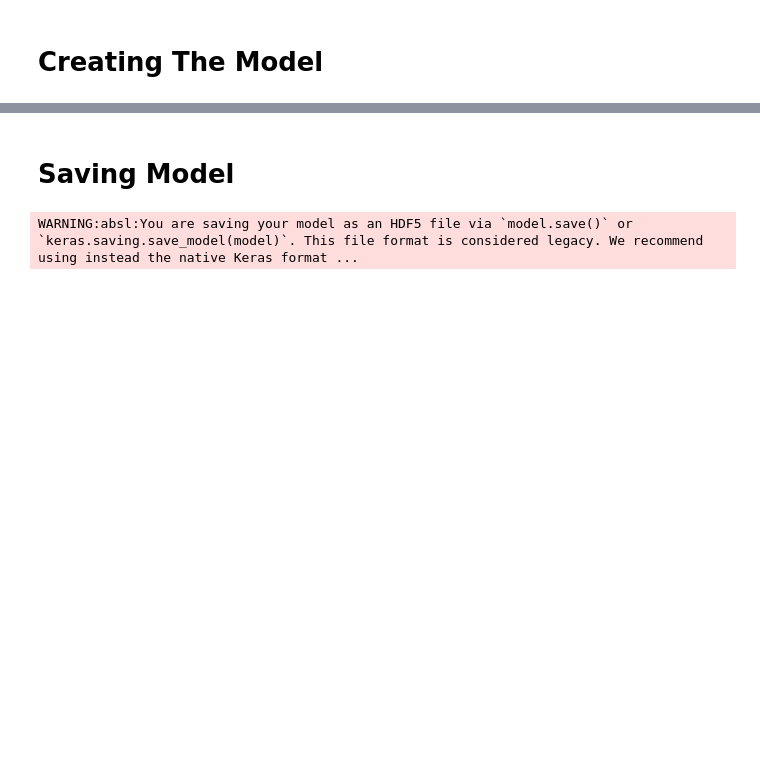
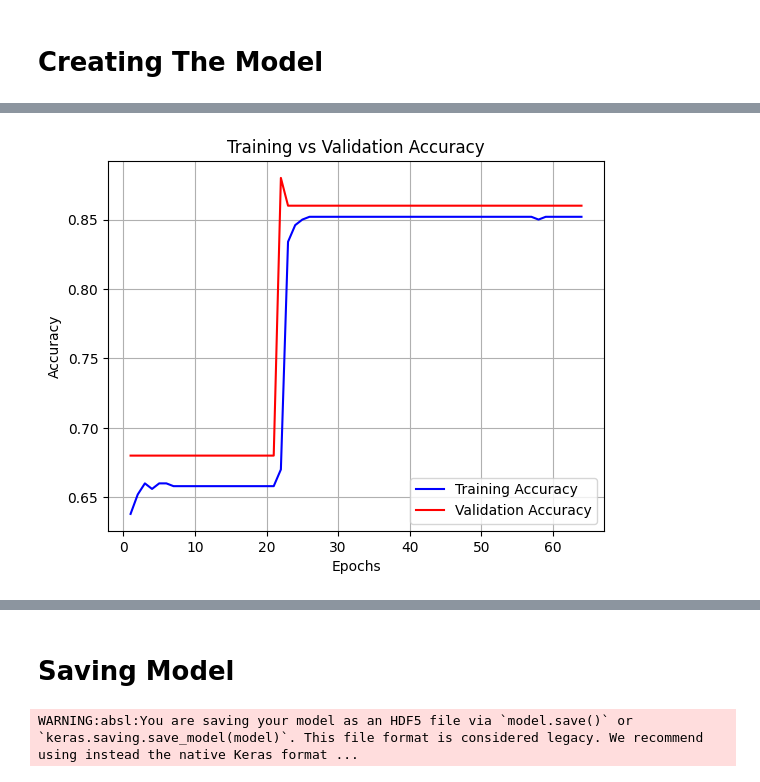
Before and after one commit to alibelhrak/NLP_Project-2024_US_Election_Sentiment_on_X, a Jupyter notebook: 2024_US_Election_Sentiment_on_X.ipynb, the cells around one changed output, grey strips where cells are left out. Cells and saved outputs as stored; diff of their text form; code cells hidden in the pictures; blank space fills up the shorter version.

```diff
--- a/2024_US_Election_Sentiment_on_X.ipynb
+++ b/2024_US_Election_Sentiment_on_X.ipynb
@@ -252 +248,16 @@ Epoch 64/64
+# %%
+acc = history.history['accuracy']
+val_acc = history.history['val_accuracy']
+epochs = range(1 , len(acc) +1)
+plt.plot(epochs, acc , color = 'b', label='Training Accuracy')
+plt.plot(epochs, val_acc , color = 'r', label='Validation Accuracy')
+
+plt.xlabel('Epochs')
+plt.ylabel('Accuracy')
+plt.title('Training vs Validation Accuracy')
+plt.legend()
+plt.grid(True)
+plt.show()
+# %% [output]
+[figure, added]
 # %%
```
Also changed, not shown: parts of 16 cells of this notebook.
